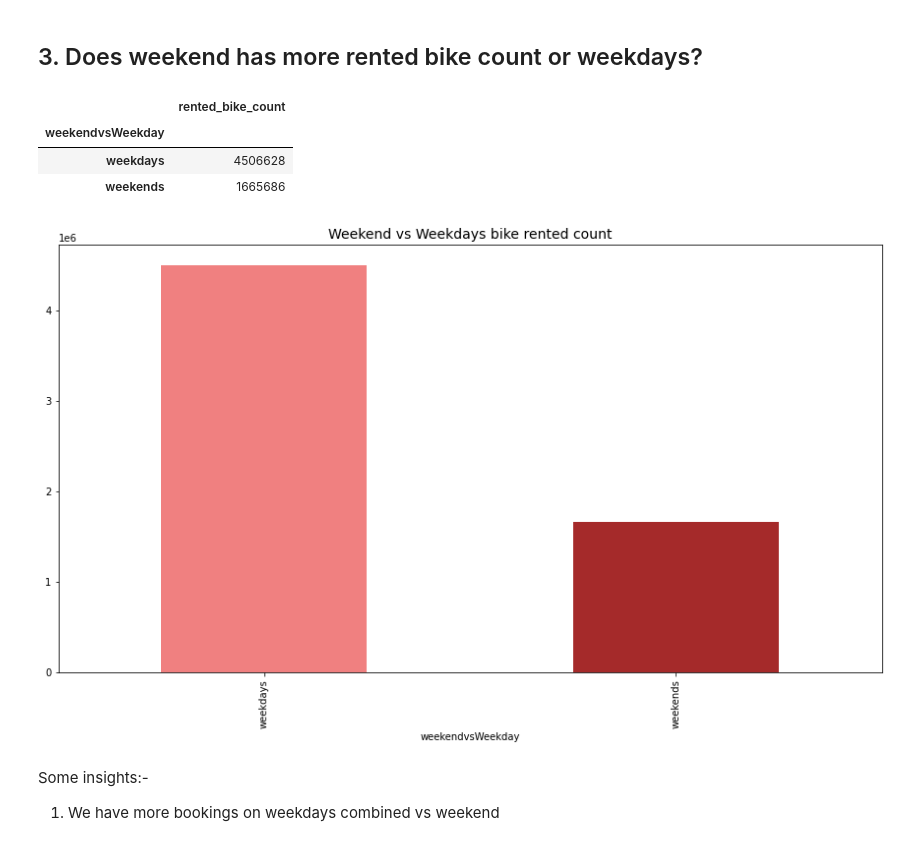
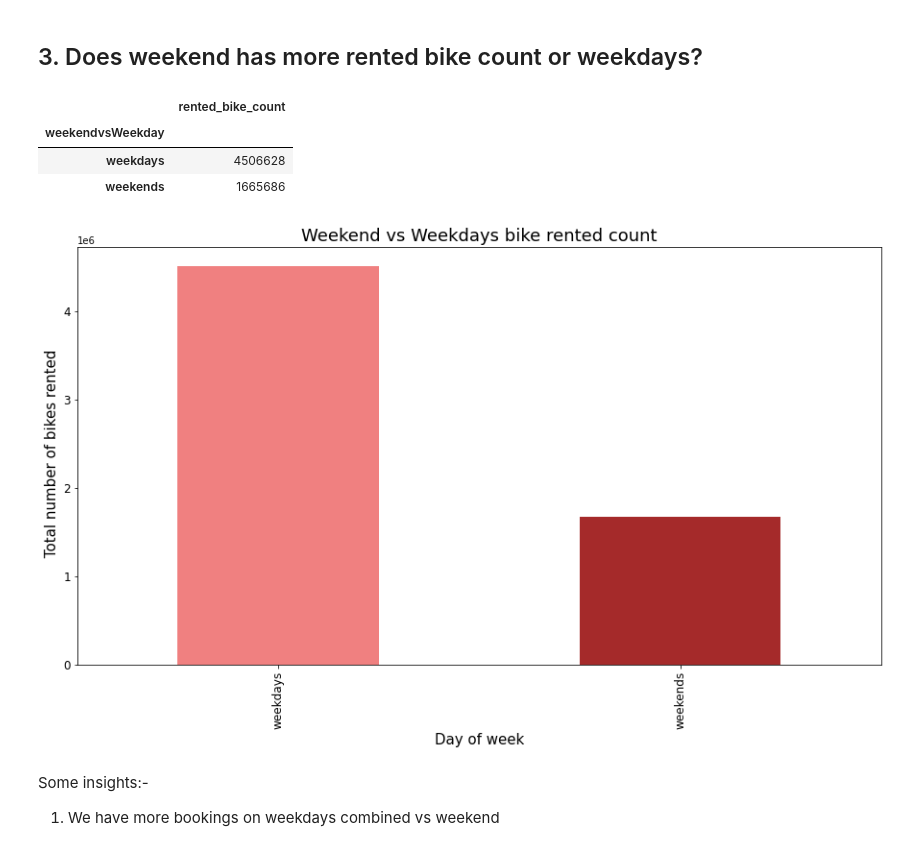
Before and after one commit to Samarjeet-singh-chhabra/LR-Bike-Sharing-Demand-Prediction, a Jupyter notebook: PERSONAL_NOTEBOOK_|_CP_2_|_BIKE_SHARING_DEMAND_PREDICTION_|_SAMARJEET.ipynb, the cells around one changed output. Cells and saved outputs as stored; diff of their text form; code cells hidden in the pictures.

```diff
--- a/PERSONAL_NOTEBOOK_|_CP_2_|_BIKE_SHARING_DEMAND_PREDICTION_|_SAMARJEET.ipynb
+++ b/PERSONAL_NOTEBOOK_|_CP_2_|_BIKE_SHARING_DEMAND_PREDICTION_|_SAMARJEET.ipynb
@@ -350,19 +351,20 @@ features in Decending order.
 # %%
 # plotting graph to compare total number of bike rented on weekdays vs weekends.
 
 weeks=bike_df.groupby('weekendvsWeekday').sum()
-weeks['rented_bike_count'].plot(kind='bar',figsize=(15,8) , color=['lightcoral','brown'])
-plt.title('Weekend vs Weekdays bike rented count',fontsize=14)
-
+weeks['rented_bike_count'].plot(kind='bar',figsize=(15,8) , color=['lightcoral','brown'], fontsize= 12)
+plt.title('Weekend vs Weekdays bike rented count',fontsize=18)
+plt.xlabel("Day of week", fontsize= 15)
+plt.ylabel(" Total number of bikes rented", fontsize= 15)
 
 # Printing values
 weeks[weeks.columns[0:1]]
 # %% [output]
 |  | rented_bike_count |
 | weekendvsWeekday |  |
 | weekdays | 4506628 |
 | weekends | 1665686 |
-[figure, old version]
+[figure, new version]
 # %% [markdown]
 Some insights:-
 1. We have more bookings on weekdays combined vs weekend
```
Also changed, not shown: parts of 11 cells of this notebook.
